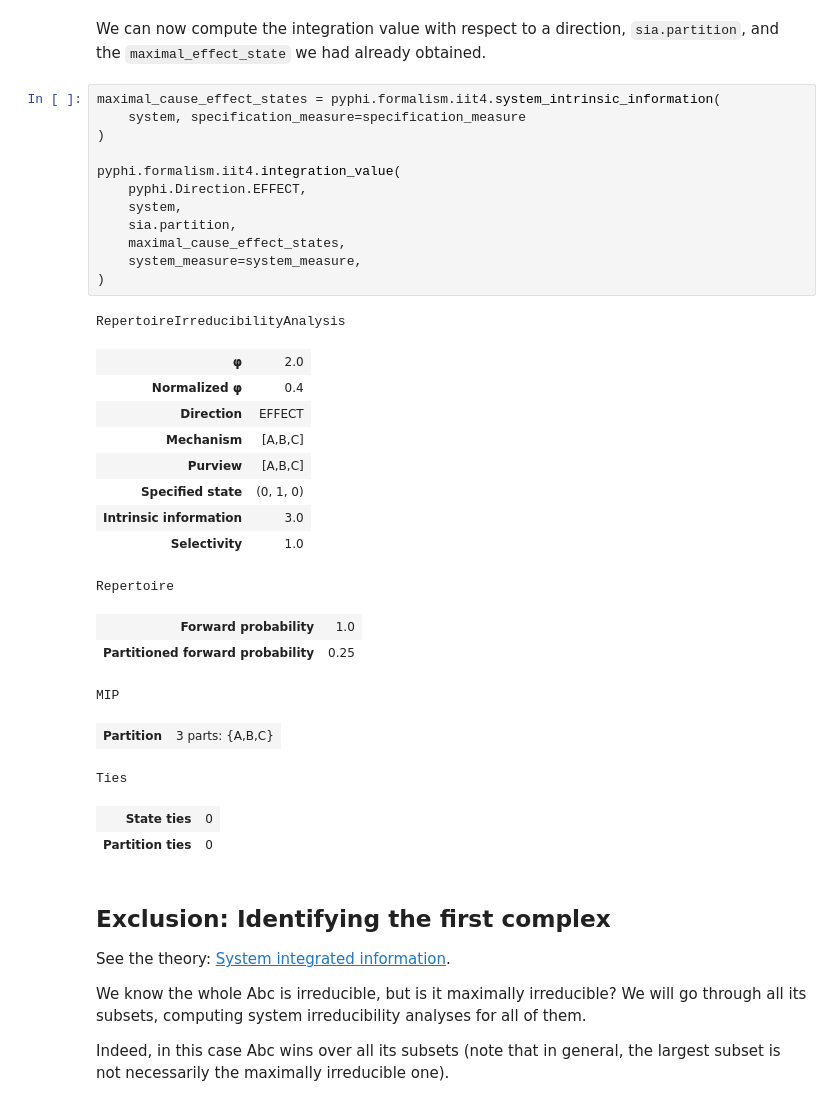
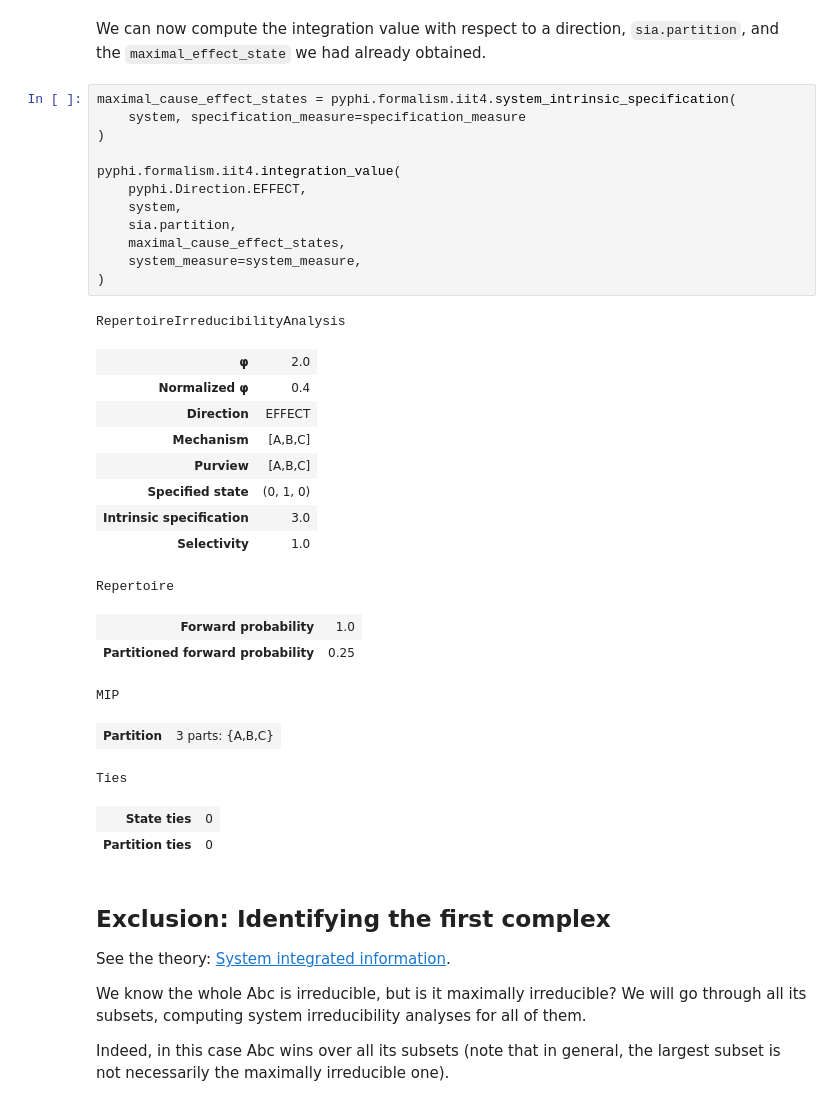
Before and after one commit to wmayner/pyphi, a Jupyter notebook: docs/examples/IIT_4.0_demo.ipynb, the cells around one changed output. Saved outputs shown, nothing was run; the diff lists cells and outputs as text.

```diff
--- a/docs/examples/IIT_4.0_demo.ipynb
+++ b/docs/examples/IIT_4.0_demo.ipynb
@@ -378,26 +378,26 @@ system_partitions = pyphi.partition.system_partitions(
 We can now compute the integration value with respect to a direction, `sia.partition`, and the `maximal_effect_state` we
 had already obtained.
 # %%
-maximal_cause_effect_states = pyphi.formalism.iit4.system_intrinsic_information(
+maximal_cause_effect_states = pyphi.formalism.iit4.system_intrinsic_specification(
     system, specification_measure=specification_measure
 )
 
 pyphi.formalism.iit4.integration_value(
     pyphi.Direction.EFFECT,
     system,
     sia.partition,
     maximal_cause_effect_states,
     system_measure=system_measure,
 )
 # %% [output]
 RepertoireIrreducibilityAnalysis
 | φ | 2.0 |
 | Normalized φ | 0.4 |
 | Direction | EFFECT |
 | Mechanism | [A,B,C] |
 | Purview | [A,B,C] |
 | Specified state | (0, 1, 0) |
-| Intrinsic information | 3.0 |
+| Intrinsic specification | 3.0 |
 | Selectivity | 1.0 |
 Repertoire
 | Forward probability | 1.0 |
```
Also changed, not shown: parts of 24 cells of this notebook, 33 other files.
